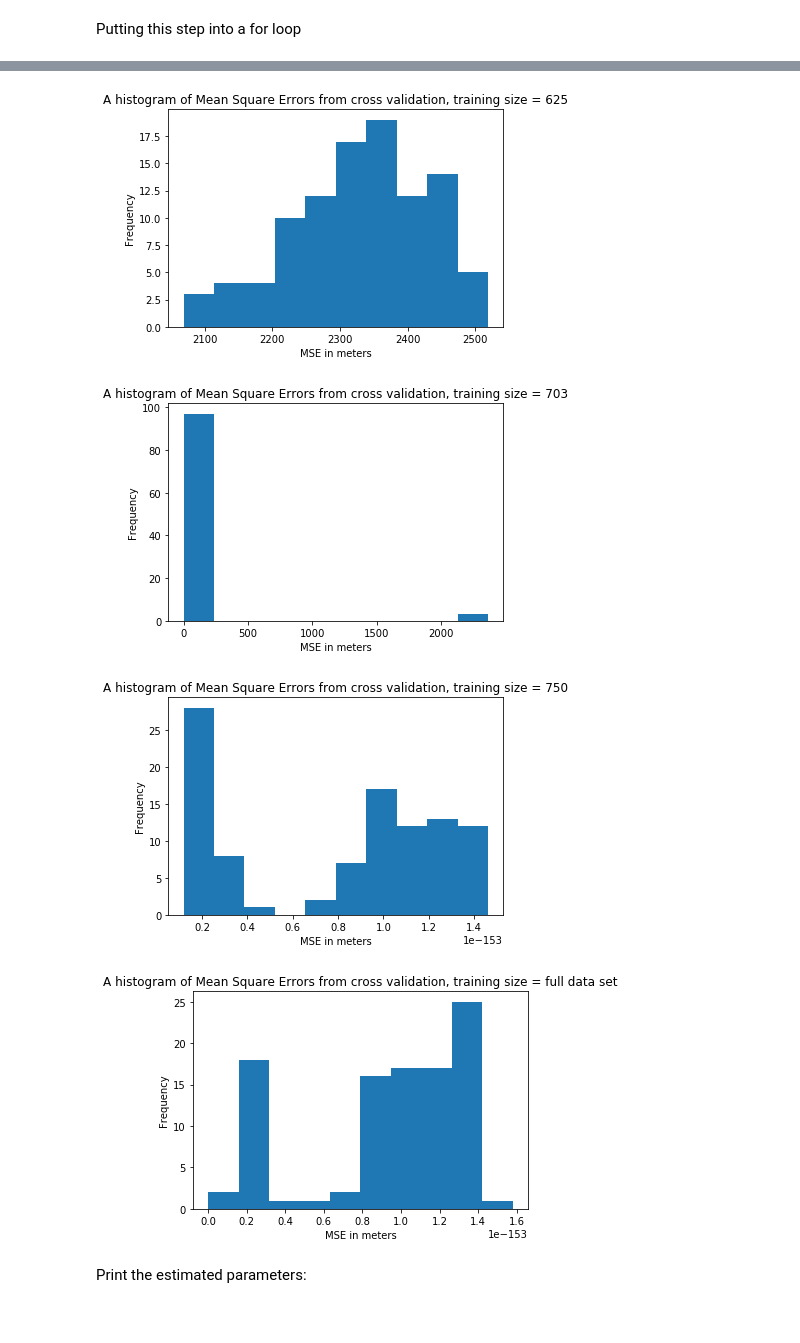
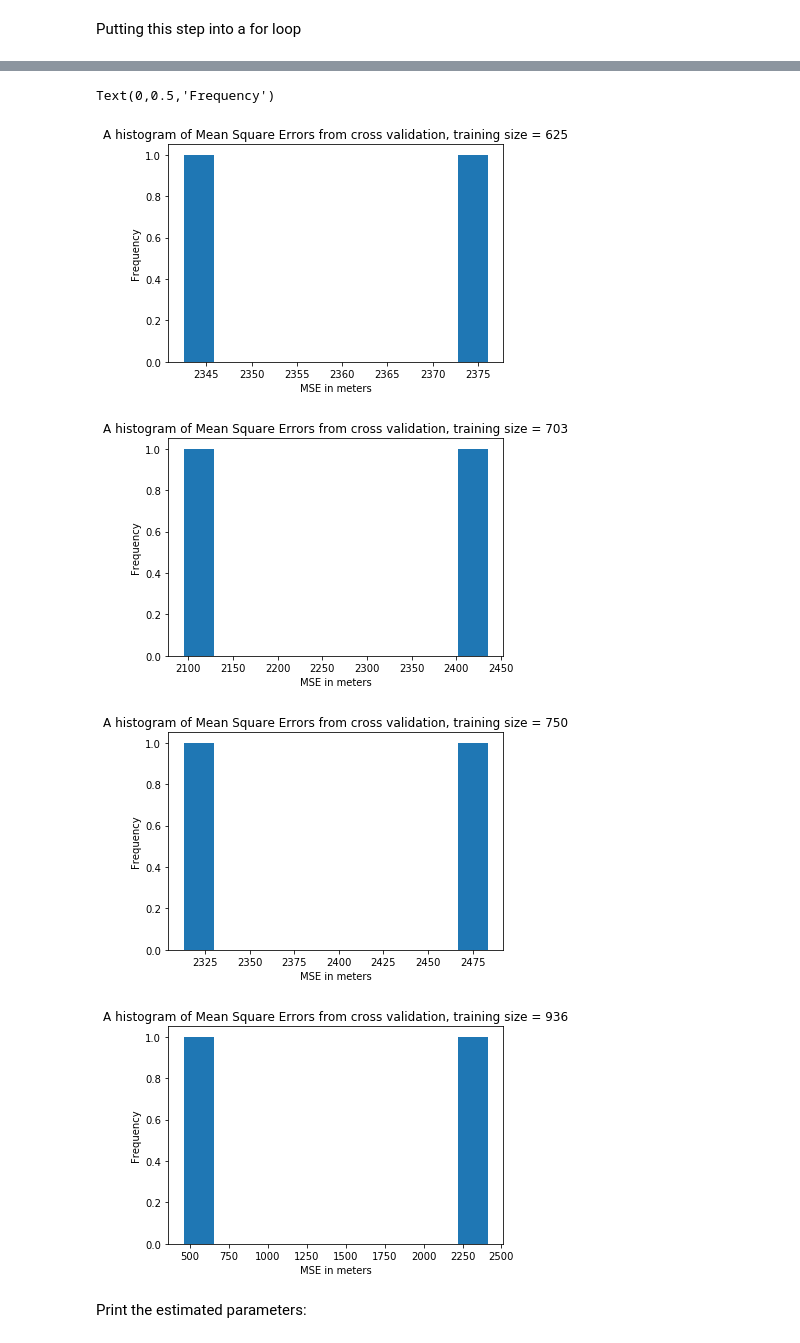
Before and after one commit to compgeolab/dissertation-moho-uncertainty, a Jupyter notebook: code/synthetic-crust1.ipynb, the cells around one changed output, grey strips where cells are left out. Saved outputs shown, nothing was run; the diff lists cells and outputs as text; code cells hidden in the pictures.

```diff
--- a/code/synthetic-crust1.ipynb
+++ b/code/synthetic-crust1.ipynb
@@ -132,3 +128,10 @@ AttributeError: 'int' object has no attribute 'shape'
+# %%
+#full_data = utils.contaminate(full_data_noisefree, 5, seed=0) # add unmodelled mass (mariani 2013 paper)
+#look at top line of cell
+intrusion = [Tesseroid(-60, -30, -40, -10, -250, -1500, {"density":180})] #two notebooks one with intrusion one without
+field = tesseroid.gz(full_lon, full_lat, full_height, intrusion)
+full_data_noisefree += field
+full_data = utils.contaminate(full_data_noisefree, 5, seed=0)
 # %%
 x, y = bm(full_lon, full_lat)
 ranges = np.abs([full_data.min(), full_data.max()]).max()
@@ -563,13 +527,13 @@ Putting this step into a for loop
 
 # for loop set array of certain size e.g. 624 and put into set_train definition
 # after score is calculated need to put into array to store all values
-train_size = np.array([625, 703, 750, 937]) # for loop in for loop. loop with a bunch of different training sizes
-iteration_number = 1
-MSE_values = np.empty(train_size.size * iteration_number)
+train_size = np.array([625, 703, 750, 936]) # for loop in for loop. loop with a bunch of different training sizes
+iteration_number = 2
+MSE_values = np.empty([train_size.size, iteration_number])
 for j in range(train_size.size):
     for i in range(iteration_number):
         indices = np.arange(lat_points.size)
-        set_train = np.random.choice(indices, size=train_size[j])
+        set_train = np.random.choice(indices, size=train_size[j], replace=False)
         lat_train = lat_points[set_train]
         lon_train = lon_points[set_train]
         seis_train = seismic_points[set_train]
@@ -582,7 +546,7 @@ for j in range(train_size.size):
         best = np.nanargmin(results['scores_refdens'])
         results['solution'] = solutions[best]
             # Find the index in reference_levels and densities corresponding to best
-        MSE_values[i+j] = score_seismic_constraints(results['solution'].estimate_, lat_test, lon_test, seismic_test)
-print(MSE_values)
+        MSE_values[j, i] = score_seismic_constraints(results['solution'].estimate_, lat_test, lon_test, seismic_test)
+print(MSE_values) #np.savefig function to save results
 # after done put this code into south american moho
 # %% [output]
@@ -635,37 +565,38 @@ print(MSE_values_full)
 # %%
 #plotting MSE for training size 625 or about 2/3 of data
 plt.figure()
 plt.title("A histogram of Mean Square Errors from cross validation, training size = 625")
-plt.hist(np.sqrt(MSE_values_train625))
+plt.hist(np.sqrt(MSE_values[0, :]))
 plt.xlabel("MSE in meters")
 plt.ylabel("Frequency")
 #plt.savefig("MSE_training_size_625.jpg", dpi=100, bbox_inches="tight")
 
 #plotting MSE for training size 702 or about 3/4 of data
 plt.figure()
 plt.title("A histogram of Mean Square Errors from cross validation, training size = 703")
-plt.hist(np.sqrt(MSE_values_train703))
+plt.hist(np.sqrt(MSE_values[1, :]))
 plt.xlabel("MSE in meters")
 plt.ylabel("Frequency")
 #plt.savefig("MSE_training_size_702.jpg", dpi=100, bbox_inches="tight")
 
 #plotting MSE for training size 750 or 4/5 of data
 plt.figure()
 plt.title("A histogram of Mean Square Errors from cross validation, training size = 750")
-plt.hist(np.sqrt(MSE_values_train750))
+plt.hist(np.sqrt(MSE_values[2, :]))
 plt.xlabel("MSE in meters")
 plt.ylabel("Frequency")
 #plt.savefig("MSE_training_size_750.jpg", dpi=100, bbox_inches="tight")
 
-#plotting MSE for training size full
+#plotting MSE for training size 937 or 99% of data
 plt.figure()
-plt.title("A histogram of Mean Square Errors from cross validation, training size = full data set")
-plt.hist(np.sqrt(MSE_values_full))
+plt.title("A histogram of Mean Square Errors from cross validation, training size = 936")
+plt.hist(np.sqrt(MSE_values[3, :]))
 plt.xlabel("MSE in meters")
 plt.ylabel("Frequency")
-#plt.savefig("MSE_training_size_full.jpg", dpi=100, bbox_inches="tight")
+#plt.savefig("MSE_training_size_750.jpg", dpi=100, bbox_inches="tight")
 # %% [output]
+Text(0,0.5,'Frequency')
-[figure, old version]
+[figure, new version]
-[figure, old version]
+[figure, new version]
-[figure, old version]
+[figure, new version]
-[figure, old version]
+[figure, new version]
```
Also changed, not shown: parts of 36 cells of this notebook.
